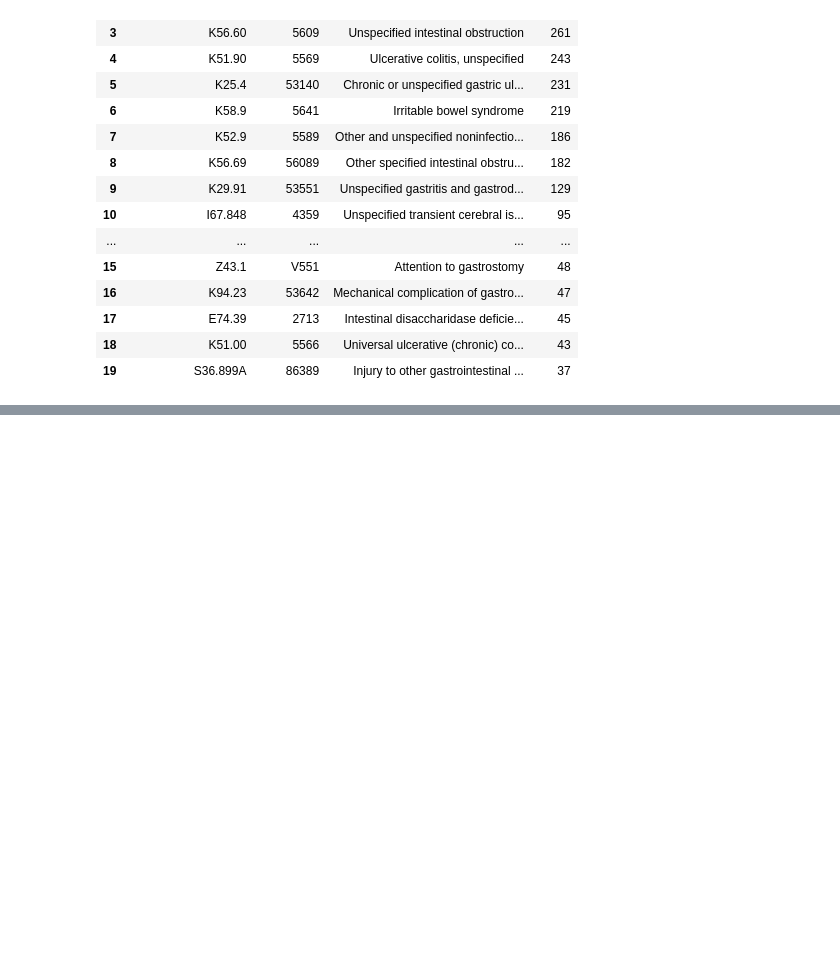
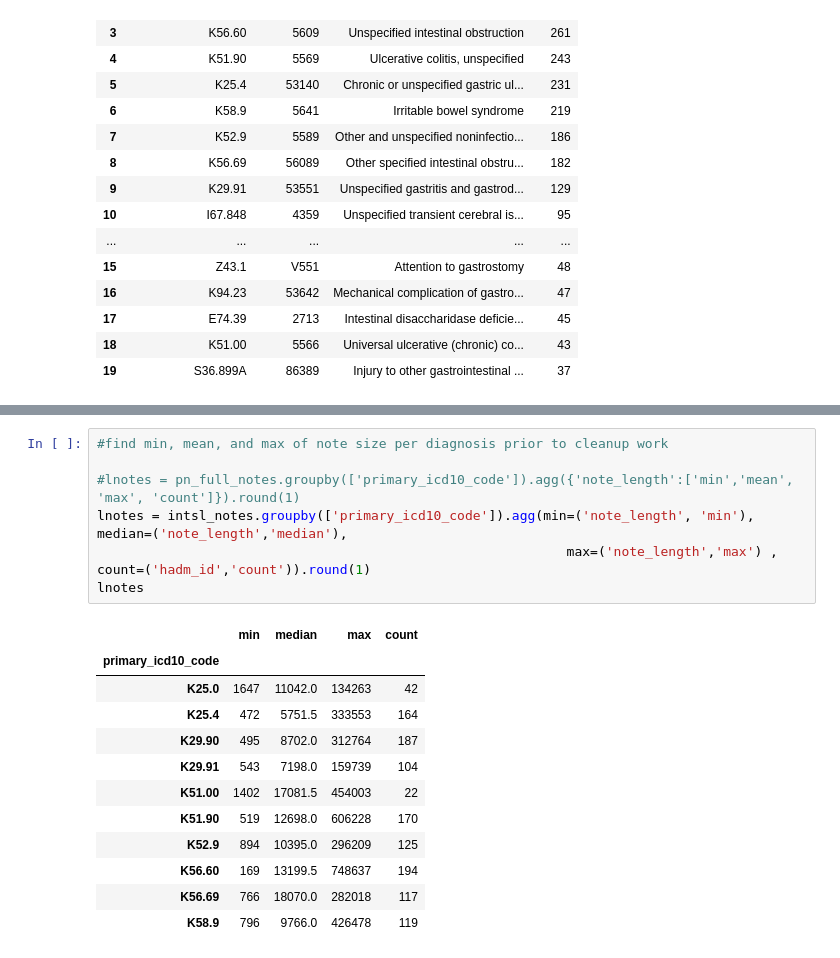
Before and after one commit to rdpratti/Medical-MIMIC-Research, a Jupyter notebook: Notebooks/MIMIC-Notes-EDA.ipynb, the cells around one changed output, grey strips where cells are left out. Cells and saved outputs as stored; diff of their text form; blank space fills up the shorter version.

```diff
--- a/Notebooks/MIMIC-Notes-EDA.ipynb
+++ b/Notebooks/MIMIC-Notes-EDA.ipynb
@@ -1040,0 +885,20 @@ pd_notes.to_parquet(path + 'pd_notes.snappy.parquet',compression='snappy',index=
+# %%
+#find min, mean, and max of note size per diagnosis prior to cleanup work
+
+#lnotes = pn_full_notes.groupby(['primary_icd10_code']).agg({'note_length':['min','mean', 'max', 'count']}).round(1)
+lnotes = intsl_notes.groupby(['primary_icd10_code']).agg(min=('note_length', 'min'), median=('note_length','median'),
+                                                            max=('note_length','max') , count=('hadm_id','count')).round(1)
+lnotes
+# %% [output]
+|  | min | median | max | count |
+| primary_icd10_code |  |  |  |  |
+| K25.0 | 1647 | 11042.0 | 134263 | 42 |
+| K25.4 | 472 | 5751.5 | 333553 | 164 |
+| K29.90 | 495 | 8702.0 | 312764 | 187 |
+| K29.91 | 543 | 7198.0 | 159739 | 104 |
+| K51.00 | 1402 | 17081.5 | 454003 | 22 |
+| K51.90 | 519 | 12698.0 | 606228 | 170 |
+| K52.9 | 894 | 10395.0 | 296209 | 125 |
+| K56.60 | 169 | 13199.5 | 748637 | 194 |
+| K56.69 | 766 | 18070.0 | 282018 | 117 |
+| K58.9 | 796 | 9766.0 | 426478 | 119 |
```
Also changed, not shown: parts of 23 cells of this notebook.
